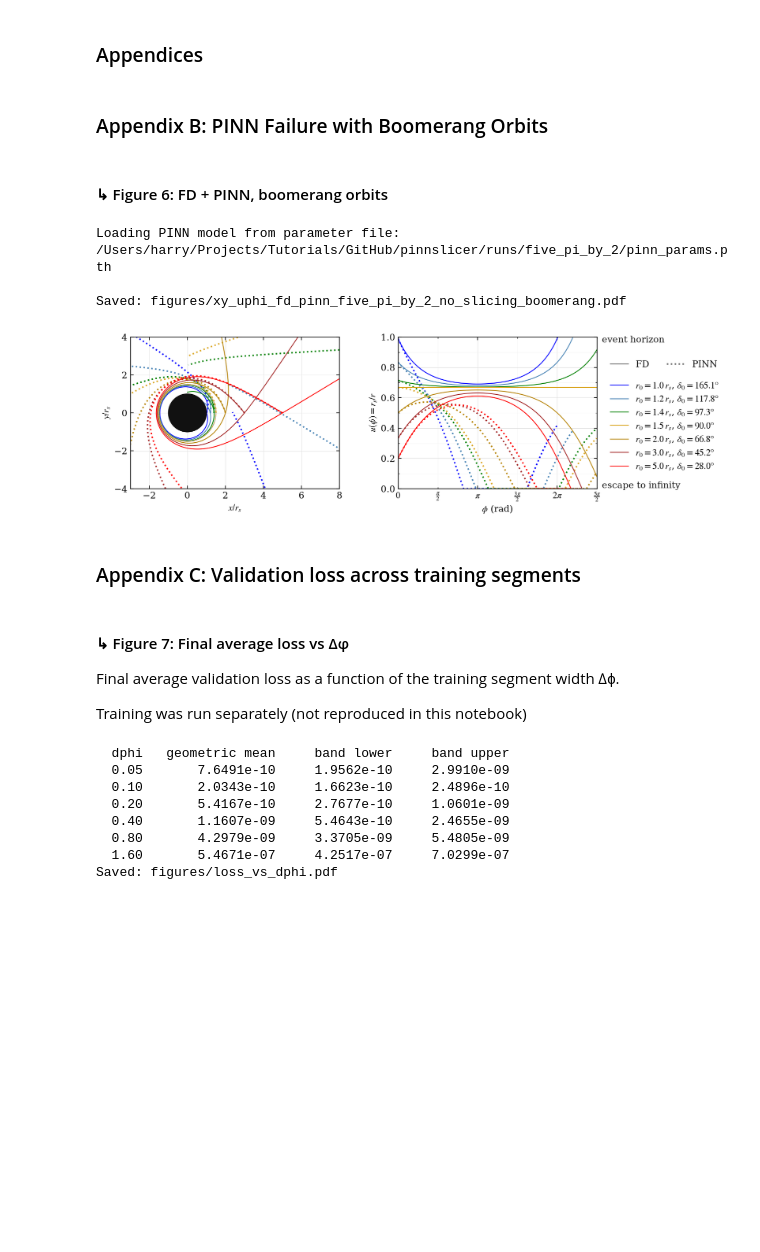
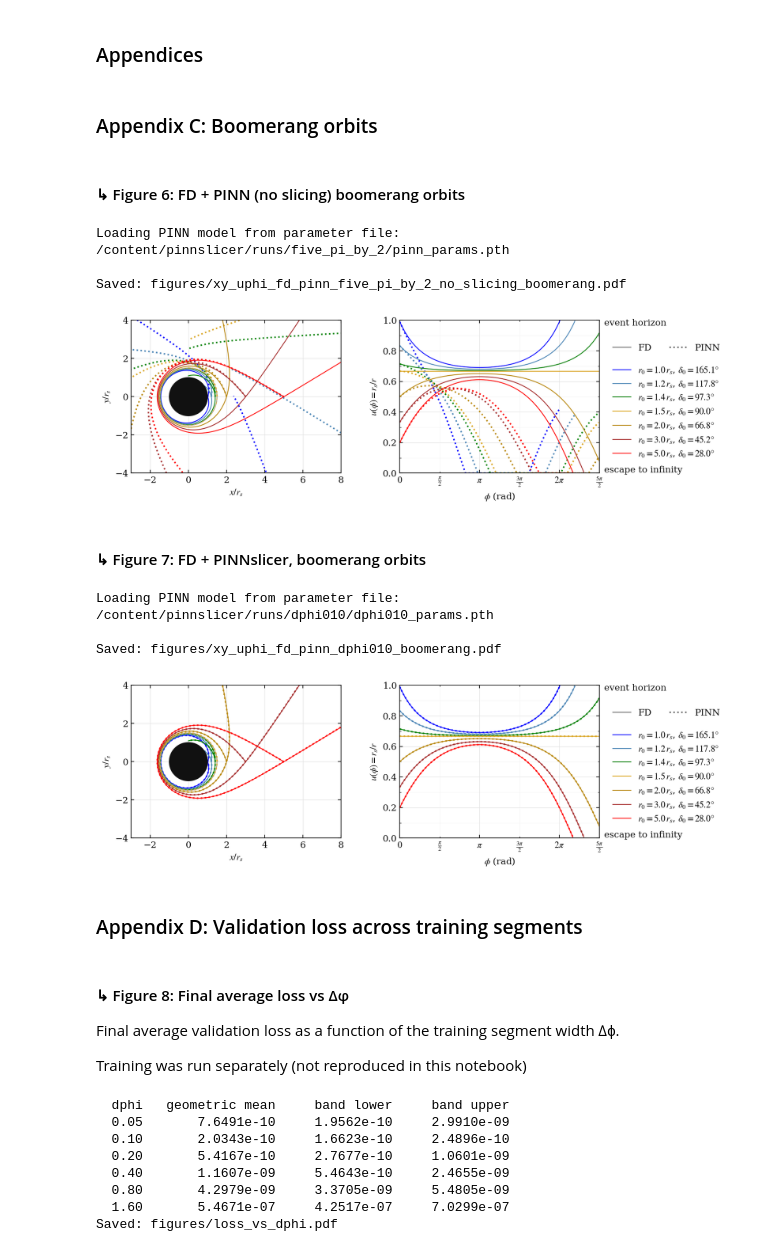
Before and after one commit to soot-bit/pinnslicer, a Jupyter notebook: notebooks/02_pinnslicer_plots_tables.ipynb, the cells around one changed output. Cells and saved outputs as stored; diff of their text form; code cells hidden in the pictures; blank space fills up the shorter version.

Commit message:
Notebook 2 fixes cleaner install

```diff
--- a/notebooks/02_pinnslicer_plots_tables.ipynb
+++ b/notebooks/02_pinnslicer_plots_tables.ipynb
@@ -20,10 +18,13 @@ import os
 try:
     import google.colab
     IN_COLAB = True
+
+    !git clone -q https://github.com/soot-bit/pinnslicer.git
+    #!cd /content/pinnslicer;
+    !pip install -q ./pinnslicer
+
+    DIRPATH = '/content/pinnslicer'
+
 except ImportError:
     IN_COLAB = False
-
-if IN_COLAB:
-    if not os.path.exists('pinnslicer'):
-        !git clone -q https://github.com/soot-bit/pinnslicer.git
-    !pip install -q -e ./pinnslicer
+    DIRPATH = '.'
@@ -86,13 +101,7 @@ FIG_DIR = 'figures'
 os.makedirs(FIG_DIR, exist_ok=True)
 
 # --- Trained model checkpoints, keyed by dphi ---
-# Resolved from the installed package so the notebook works from a local clone
-# as well as from Colab.
-# Note: mlp.__file__, not pinnslicer.__file__. A package imported from a
-# directory that has no __init__.py has __file__ = None, which is what Colab
-# gives when the clone directory is itself called pinnslicer; a module always
-# has one.
-RUNS_DIR = Path(mlp.__file__).resolve().parent.parent / 'runs'
+RUNS_DIR = Path(DIRPATH).resolve() / 'runs'
 
 if not RUNS_DIR.is_dir():
     raise FileNotFoundError(
@@ -112,12 +121,6 @@ MODEL_RUNS = {
     1.60: RUNS_DIR / 'dphi160' / 'dphi160_params.pth',
     5*np.pi/2: RUNS_DIR / 'five_pi_by_2' / 'pinn_params.pth',
 }
-
-# --- Orbit color palette ---
-# CRIMSON, GOLDENROD, ORANGE, YELLOW_GREEN and COBALT are imported from
-# pinnslicer.orbits.plotting, which is also where the figure builders read
-# them from; they are defined once, there.
-
 
 # --- Orbit sets ---
 def make_orbits(orbits_rd):
@@ -423,9 +426,9 @@ print_result_table(DEMO_ORBITS, fd_data_demo, pinn_data)
 # %% [markdown]
 ### Appendices
 # %% [markdown]
-### Appendix B: PINN Failure with Boomerang Orbits
+### Appendix C: Boomerang orbits
 # %% [markdown]
-#### ↳ Figure 6: FD + PINN, boomerang orbits
+#### ↳ Figure 6: FD + PINN (no slicing) boomerang orbits
 # %%
 # Get reference solutions with boomerang orbits
 fd_data_boomerang = {}
@@ -433,7 +436,7 @@ for orb in BOOMERANG_ORBITS:
     fd_data_boomerang[(orb['r0'], orb['delta'])] = fd_solver(
         (orb['u0'], orb['v0']), phi)
 
-# FD + PINN solution,  Δφ = φmax (no slicing) with boomerang orbits
+# FD + PINN solution, Δφ = φmax (no slicing) with boomerang orbits
 pinn_data = run_pinn_comparison(BOOMERANG_ORBITS, fd_data_boomerang,
                                 dphi=phi_max,
                                 phi_max=phi_max,
@@ -441,14 +444,29 @@ pinn_data = run_pinn_comparison(BOOMERANG_ORBITS, fd_data_boomerang,
                                 legend_anchor=(1.05, 0.73),
                                 save=True)
 # %% [output]
-Loading PINN model from parameter file: /Users/harry/Projects/Tutorials/GitHub/pinnslicer/runs/five_pi_by_2/pinn_params.pth
+Loading PINN model from parameter file: /content/pinnslicer/runs/five_pi_by_2/pinn_params.pth
 
 Saved: figures/xy_uphi_fd_pinn_five_pi_by_2_no_slicing_boomerang.pdf
-[figure, old version]
+[figure, new version]
+# %% [markdown]
+#### ↳ Figure 7: FD + PINNslicer, boomerang orbits
+# %%
+# FD + PINN solution, Δφ = φmax (no slicing) with boomerang orbits
+pinn_data = run_pinn_comparison(BOOMERANG_ORBITS, fd_data_boomerang,
+                                dphi=0.1,
+                                phi_max=phi_max,
+                                orbit_label='boomerang',
+                                legend_anchor=(1.05, 0.73),
+                                save=True)
+# %% [output]
+Loading PINN model from parameter file: /content/pinnslicer/runs/dphi010/dphi010_params.pth
+
+Saved: figures/xy_uphi_fd_pinn_dphi010_boomerang.pdf
+[figure, added]
 # %% [markdown]
-### Appendix C: Validation loss across training segments
+### Appendix D: Validation loss across training segments
 # %% [markdown]
-#### ↳ Figure 7: Final average loss vs Δφ
+#### ↳ Figure 8: Final average loss vs Δφ
 Final average validation loss as a function of the training segment width ∆ϕ.
 
 Training was run separately (not reproduced in this notebook)
```
Also changed, not shown: parts of 19 cells of this notebook.
